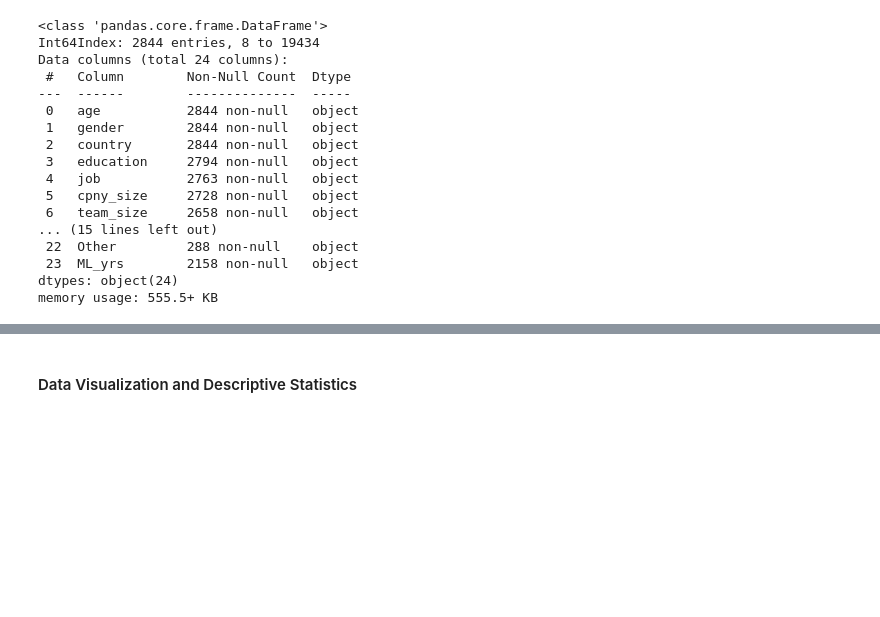
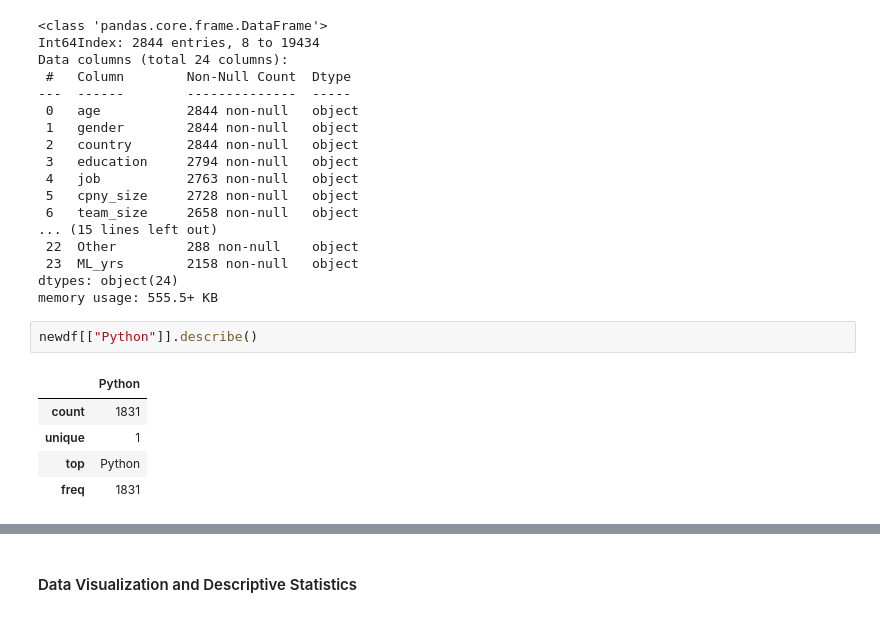
Before and after one commit to pierreolivierbonin/Coursera_Capstone, a Jupyter notebook: Capstone Project (final).ipynb, the cells around one changed output, grey strips where cells are left out. Drawn from its saved outputs; the diff is of its cells as text; blank space fills up the shorter version.

```diff
--- a/Capstone Project (final).ipynb
+++ b/Capstone Project (final).ipynb
@@ -500,3 +505,11 @@ Data columns (total 24 columns):
  23  ML_yrs        2158 non-null   object
 dtypes: object(24)
 memory usage: 555.5+ KB
+# %%
+newdf[["Python"]].describe()
+# %% [output]
+|  | Python |
+| count | 1831 |
+| unique | 1 |
+| top | Python |
+| freq | 1831 |
```
Also changed, not shown: parts of 36 cells of this notebook, 40 other files.
